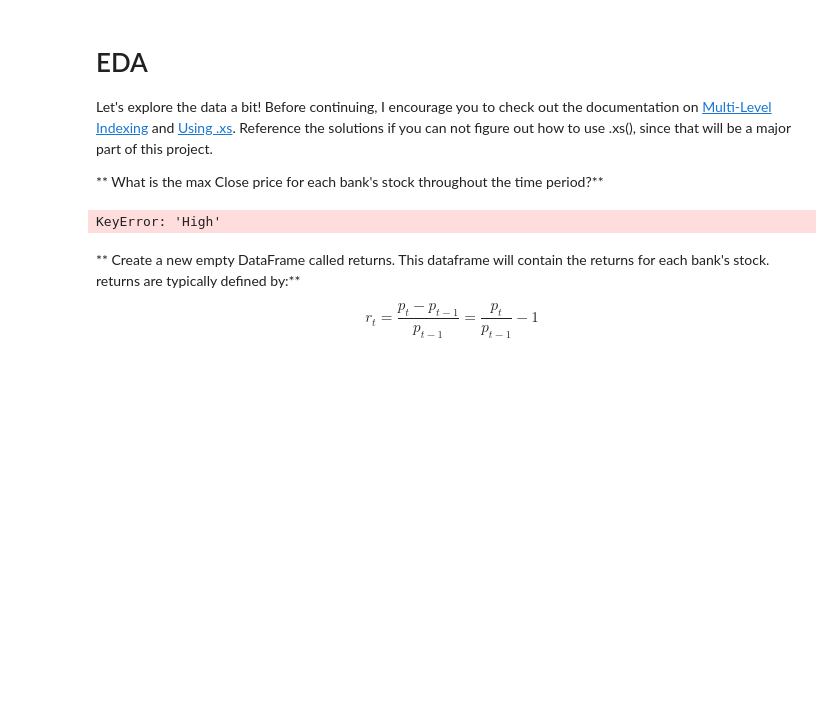
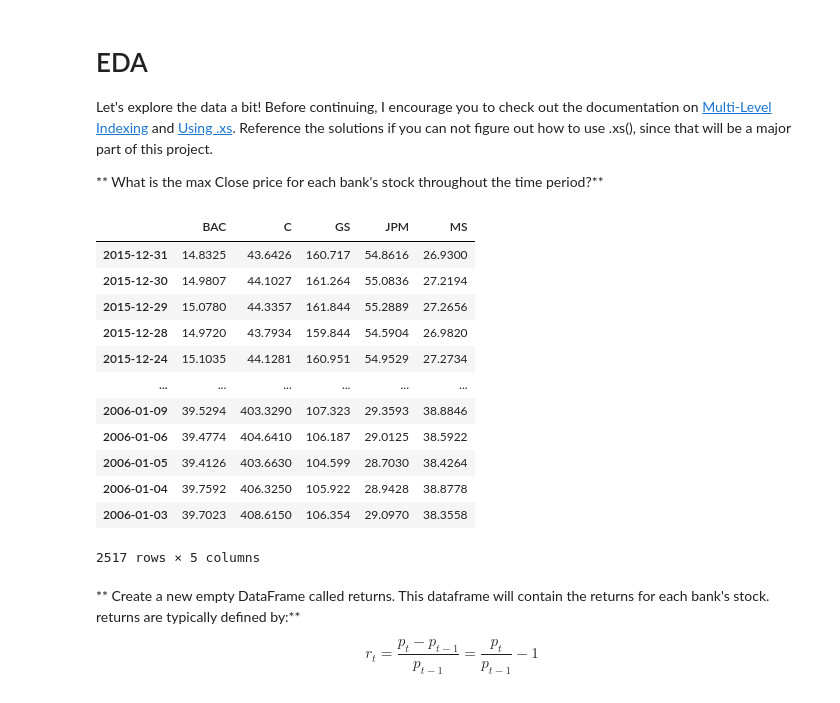
Before and after one commit to bttodd11/Python_DataScience, a Jupyter notebook: Section-13-Capstone Project/03-Finance Project.ipynb, the cells around one changed output. Cells and saved outputs as stored; diff of their text form; code cells hidden in the pictures; blank space fills up the shorter version.

```diff
--- a/Section-13-Capstone Project/03-Finance Project.ipynb
+++ b/Section-13-Capstone Project/03-Finance Project.ipynb
@@ -100,7 +100,6 @@ bank_stocks
 ** Set the column name levels (this is filled out for you):**
 # %%
 bank_stocks.index.names = ['Bank Ticker']
-bank_stocks.set_index = ['Stocks']
 # %%
 bank_stocks.head()
 # %% [output]
@@ -134,10 +141,22 @@ Let's explore the data a bit! Before continuing, I encourage you to check out th
 Reference the solutions if you can not figure out how to use .xs(), since that will be a major part of this project.
 
 ** What is the max Close price for each bank's stock throughout the time period?**
-# %%
-high_stocks = bank_stocks['High']
-# %% [output]
-KeyError: 'High'
+# %%
+bank_stocks.xs('High', axis=1, level=1)
+# %% [output]
+|  | BAC | C | GS | JPM | MS |
+| 2015-12-31 | 14.8325 | 43.6426 | 160.717 | 54.8616 | 26.9300 |
+| 2015-12-30 | 14.9807 | 44.1027 | 161.264 | 55.0836 | 27.2194 |
+| 2015-12-29 | 15.0780 | 44.3357 | 161.844 | 55.2889 | 27.2656 |
+| 2015-12-28 | 14.9720 | 43.7934 | 159.844 | 54.5904 | 26.9820 |
+| 2015-12-24 | 15.1035 | 44.1281 | 160.951 | 54.9529 | 27.2734 |
+| ... | ... | ... | ... | ... | ... |
+| 2006-01-09 | 39.5294 | 403.3290 | 107.323 | 29.3593 | 38.8846 |
+| 2006-01-06 | 39.4774 | 404.6410 | 106.187 | 29.0125 | 38.5922 |
+| 2006-01-05 | 39.4126 | 403.6630 | 104.599 | 28.7030 | 38.4264 |
+| 2006-01-04 | 39.7592 | 406.3250 | 105.922 | 28.9428 | 38.8778 |
+| 2006-01-03 | 39.7023 | 408.6150 | 106.354 | 29.0970 | 38.3558 |
+2517 rows × 5 columns
 # %% [markdown]
 ** Create a new empty DataFrame called returns. This dataframe will contain the returns for each bank's stock. returns are typically defined by:**
 
```
Also changed, not shown: parts of 3 cells of this notebook.
